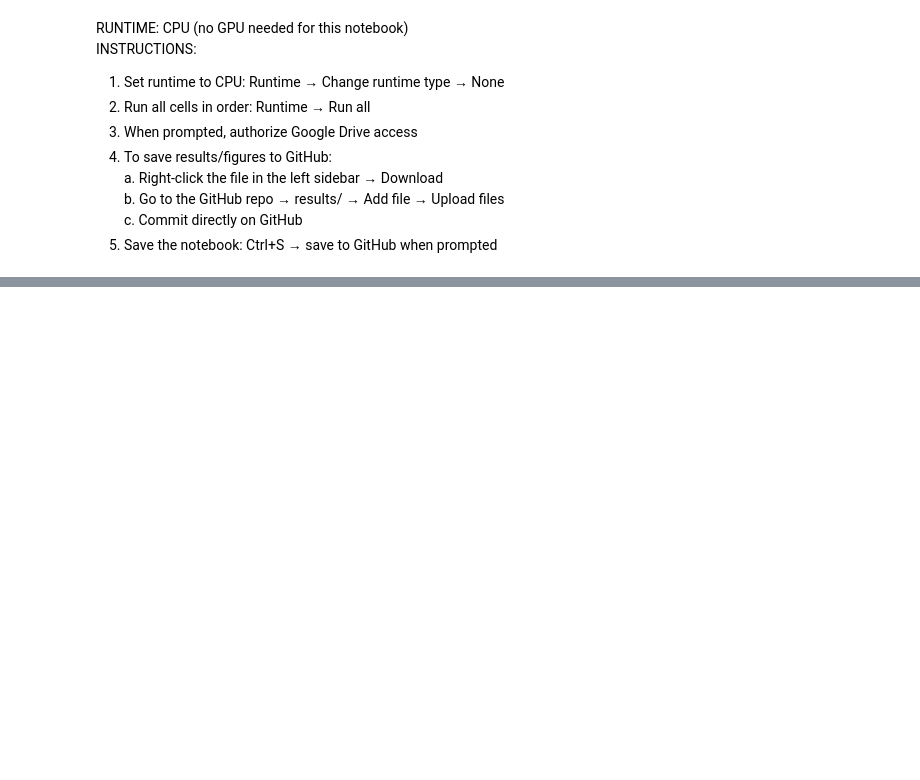
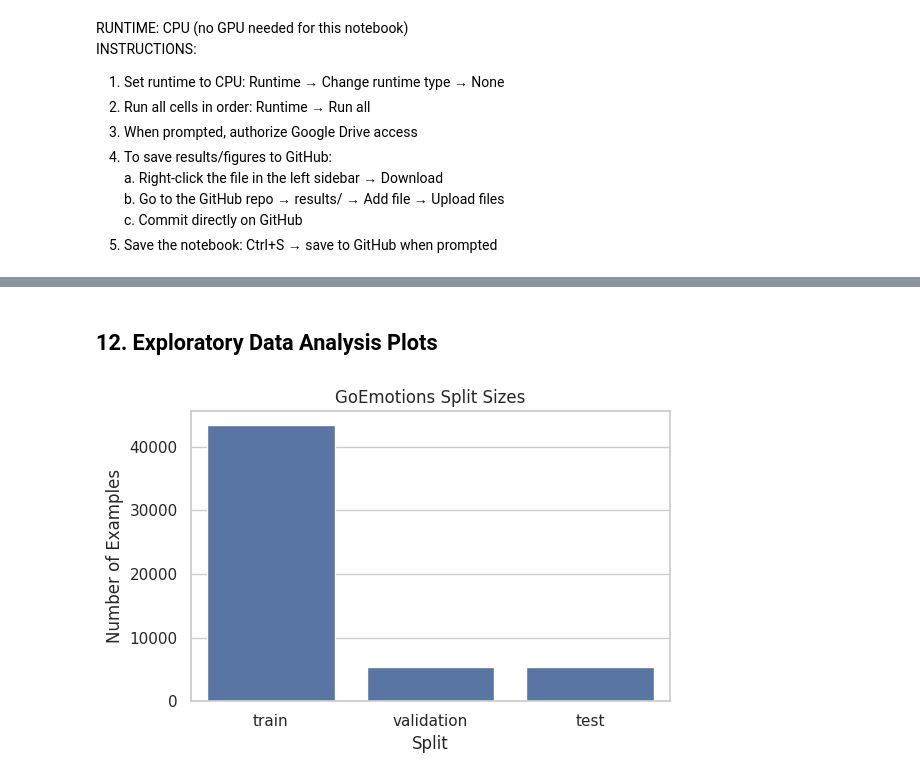
Before and after one commit to phisomni-edu/cs4120-project, a Jupyter notebook: notebooks/00_eda.ipynb, the cells around one changed output, grey strips where cells are left out. Cells and saved outputs as stored; diff of their text form; code cells hidden in the pictures; blank space fills up the shorter version.

```diff
--- a/notebooks/00_eda.ipynb
+++ b/notebooks/00_eda.ipynb
@@ -29,0 +53,7 @@ GPU available: False
+# %%
+# Plot / dataframe display settings
+sns.set_theme(style="whitegrid")
+pd.set_option("display.max_columns", 100)
+pd.set_option("display.max_colwidth", 200)
+
+RANDOM_SEED = 42
@@ -29,0 +65,6 @@ GPU available: False
+# %%
+dataset = load_dataset("go_emotions")
+dataset
+
+split_sizes = {split: len(dataset[split]) for split in dataset.keys()}
+split_sizes
@@ -29,0 +468,12 @@ GPU available: False
+# %% [markdown]
+## 12. Exploratory Data Analysis Plots
+# %%
+plt.figure(figsize=(6, 4))
+sns.barplot(x=list(split_sizes.keys()), y=list(split_sizes.values()))
+plt.title("GoEmotions Split Sizes")
+plt.xlabel("Split")
+plt.ylabel("Number of Examples")
+plt.tight_layout()
+plt.show()
+# %% [output]
+[figure, added]
```
Also changed, not shown: parts of 34 cells of this notebook.
